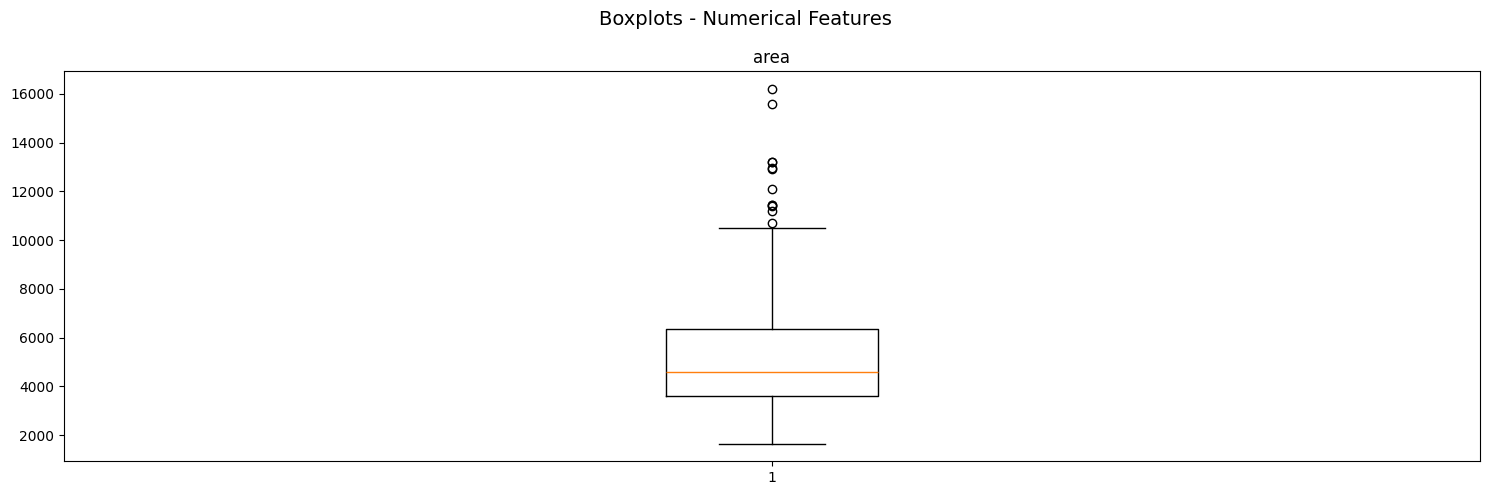
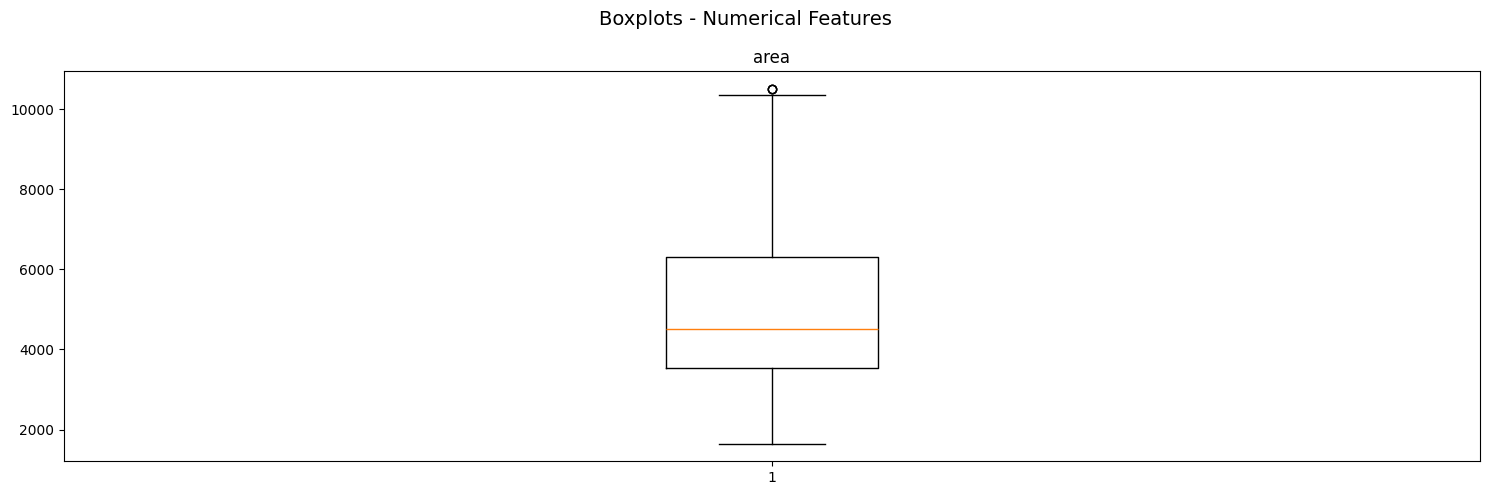
The notebook cell's code change between the first figure and the second:
--- before
+++ after
@@ -7,5 +7,12 @@
     axes[i].boxplot(df[col])
     axes[i].set_title(col)
-plt.suptitle('Boxplots - Numerical Features', fontsize=14)
+plt.suptitle("Boxplots - Numerical Features", fontsize=14)
 plt.tight_layout()
+
+plt.savefig(
+    FIGURES_DIR / "04_numerical_features_boxplots.png",
+    dpi=300,
+    bbox_inches="tight"
+)
+
 plt.show()

Commit: Update output